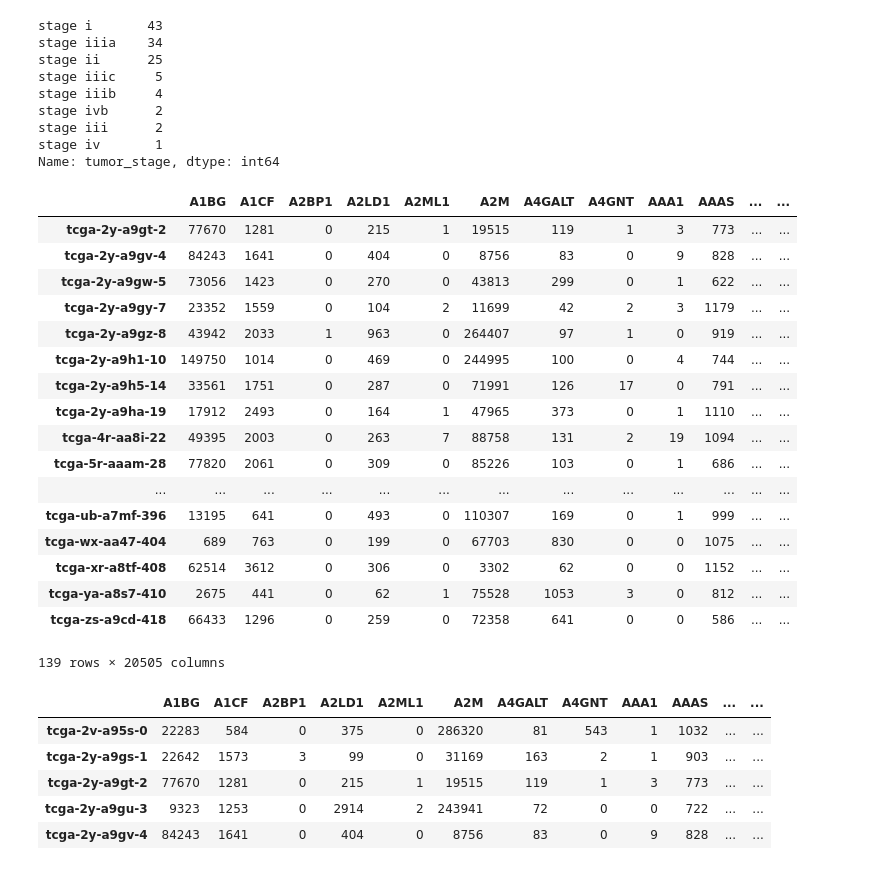
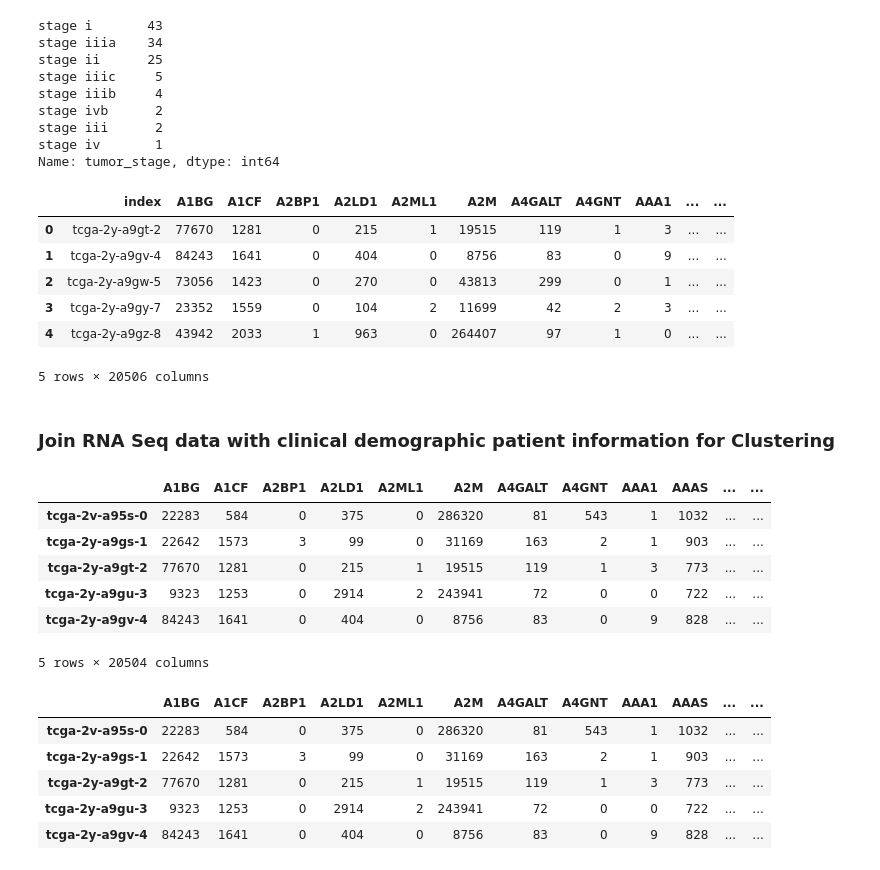
Before and after one commit to sohilsshah91/nyhais-tcga-series-kmeans, a Jupyter notebook: Hacknights_TCGA_MCCV_Sohil.ipynb, the cells around one changed output. Drawn from its saved outputs; the diff is of its cells as text; code cells hidden in the pictures.

```diff
--- a/Hacknights_TCGA_MCCV_Sohil.ipynb
+++ b/Hacknights_TCGA_MCCV_Sohil.ipynb
@@ -129,34 +114,42 @@ Name: tumor_stage, dtype: int64
 # %%
 # Subset full dataframe for patient samples that have a corresponding tumor stage
 full_df_stage = full_df_stage.loc[full_df_stage['tumor_stage'].str.startswith('stage')]
 
 # Since there are substages (eg, stage iia and stage iib), we will conver them to the 4 main stages
 full_df_stage['tumor_stage'] = full_df_stage['tumor_stage'] \
                             .str.replace('a', '') \
                             .str.replace('b', '') \
                             .str.replace('c', '') \
                             .str.replace('v', '') \
                             .str.replace('stge','stage')
-full_df_stage
+df_stage = full_df_stage.reset_index()
+df_stage.head()
 # %% [output]
-|  | A1BG | A1CF | A2BP1 | A2LD1 | A2ML1 | A2M | A4GALT | A4GNT | AAA1 | AAAS | ... | ... |
-| tcga-2y-a9gt-2 | 77670 | 1281 | 0 | 215 | 1 | 19515 | 119 | 1 | 3 | 773 | ... | ... |
-| tcga-2y-a9gv-4 | 84243 | 1641 | 0 | 404 | 0 | 8756 | 83 | 0 | 9 | 828 | ... | ... |
-| tcga-2y-a9gw-5 | 73056 | 1423 | 0 | 270 | 0 | 43813 | 299 | 0 | 1 | 622 | ... | ... |
-| tcga-2y-a9gy-7 | 23352 | 1559 | 0 | 104 | 2 | 11699 | 42 | 2 | 3 | 1179 | ... | ... |
-| tcga-2y-a9gz-8 | 43942 | 2033 | 1 | 963 | 0 | 264407 | 97 | 1 | 0 | 919 | ... | ... |
-| tcga-2y-a9h1-10 | 149750 | 1014 | 0 | 469 | 0 | 244995 | 100 | 0 | 4 | 744 | ... | ... |
-| tcga-2y-a9h5-14 | 33561 | 1751 | 0 | 287 | 0 | 71991 | 126 | 17 | 0 | 791 | ... | ... |
-| tcga-2y-a9ha-19 | 17912 | 2493 | 0 | 164 | 1 | 47965 | 373 | 0 | 1 | 1110 | ... | ... |
-| tcga-4r-aa8i-22 | 49395 | 2003 | 0 | 263 | 7 | 88758 | 131 | 2 | 19 | 1094 | ... | ... |
-| tcga-5r-aaam-28 | 77820 | 2061 | 0 | 309 | 0 | 85226 | 103 | 0 | 1 | 686 | ... | ... |
-| ... | ... | ... | ... | ... | ... | ... | ... | ... | ... | ... | ... | ... |
-| tcga-ub-a7mf-396 | 13195 | 641 | 0 | 493 | 0 | 110307 | 169 | 0 | 1 | 999 | ... | ... |
-| tcga-wx-aa47-404 | 689 | 763 | 0 | 199 | 0 | 67703 | 830 | 0 | 0 | 1075 | ... | ... |
-| tcga-xr-a8tf-408 | 62514 | 3612 | 0 | 306 | 0 | 3302 | 62 | 0 | 0 | 1152 | ... | ... |
-| tcga-ya-a8s7-410 | 2675 | 441 | 0 | 62 | 1 | 75528 | 1053 | 3 | 0 | 812 | ... | ... |
-| tcga-zs-a9cd-418 | 66433 | 1296 | 0 | 259 | 0 | 72358 | 641 | 0 | 0 | 586 | ... | ... |
+|  | index | A1BG | A1CF | A2BP1 | A2LD1 | A2ML1 | A2M | A4GALT | A4GNT | AAA1 | ... | ... |
+| 0 | tcga-2y-a9gt-2 | 77670 | 1281 | 0 | 215 | 1 | 19515 | 119 | 1 | 3 | ... | ... |
+| 1 | tcga-2y-a9gv-4 | 84243 | 1641 | 0 | 404 | 0 | 8756 | 83 | 0 | 9 | ... | ... |
+| 2 | tcga-2y-a9gw-5 | 73056 | 1423 | 0 | 270 | 0 | 43813 | 299 | 0 | 1 | ... | ... |
+| 3 | tcga-2y-a9gy-7 | 23352 | 1559 | 0 | 104 | 2 | 11699 | 42 | 2 | 3 | ... | ... |
+| 4 | tcga-2y-a9gz-8 | 43942 | 2033 | 1 | 963 | 0 | 264407 | 97 | 1 | 0 | ... | ... |
-139 rows × 20505 columns
+5 rows × 20506 columns
+# %% [markdown]
+### Join RNA Seq data with clinical demographic patient information for Clustering
+# %%
+# Merging demographic information like gender, race, ethnicity with gene expression data
+full_df = pd.merge(rnaseq_sub.reset_index(), clinical[['submitter_id','gender','race','ethnicity']], left_on='bcr_patient_barcode', right_on='submitter_id', how='inner') \
+    .set_index('bcr_patient_barcode') \
+    .drop('submitter_id', axis=1)
+#ensuring ID uniqueness
+full_df.index = [x + '-' + str(i) for i,x in enumerate(full_df.index)]
+full_df.head()
+# %% [output]
+|  | A1BG | A1CF | A2BP1 | A2LD1 | A2ML1 | A2M | A4GALT | A4GNT | AAA1 | AAAS | ... | ... |
+| tcga-2v-a95s-0 | 22283 | 584 | 0 | 375 | 0 | 286320 | 81 | 543 | 1 | 1032 | ... | ... |
+| tcga-2y-a9gs-1 | 22642 | 1573 | 3 | 99 | 0 | 31169 | 163 | 2 | 1 | 903 | ... | ... |
+| tcga-2y-a9gt-2 | 77670 | 1281 | 0 | 215 | 1 | 19515 | 119 | 1 | 3 | 773 | ... | ... |
+| tcga-2y-a9gu-3 | 9323 | 1253 | 0 | 2914 | 2 | 243941 | 72 | 0 | 0 | 722 | ... | ... |
+| tcga-2y-a9gv-4 | 84243 | 1641 | 0 | 404 | 0 | 8756 | 83 | 0 | 9 | 828 | ... | ... |
+5 rows × 20504 columns
 # %%
 # One hot encoding on full dataframe to convert categorical fields into binary fields
 full_df_onehot = pd.get_dummies(full_df, drop_first=False)
```
Also changed, not shown: parts of 46 cells of this notebook.
